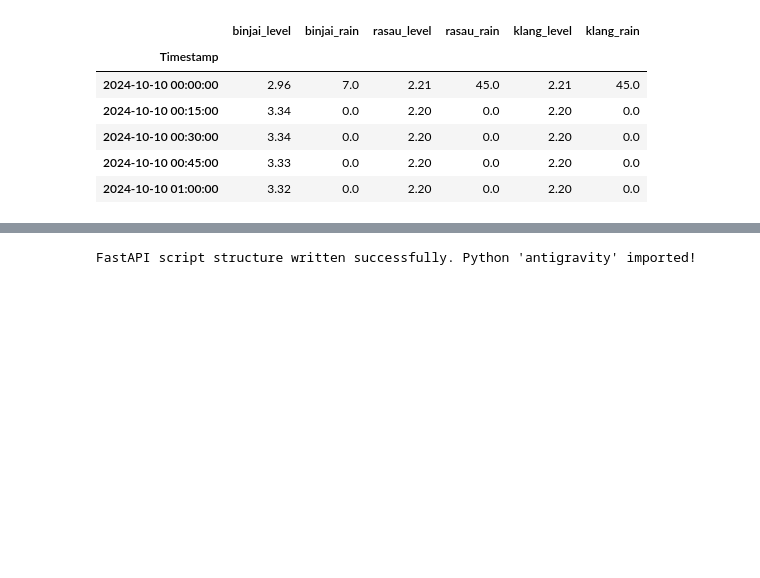
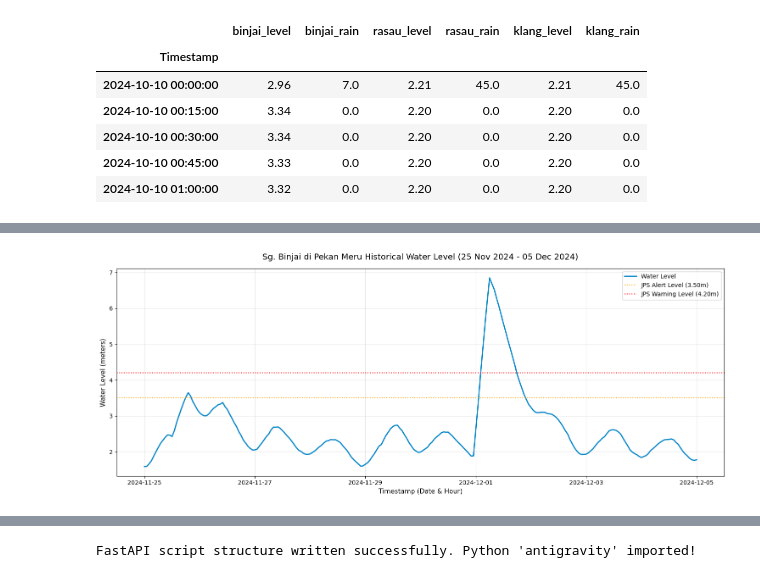
Before and after one commit to 1111-wen/SimeDarby, a Jupyter notebook: colab.ipynb, the cells around one changed output, grey strips where cells are left out. Drawn from its saved outputs; the diff is of its cells as text; code cells hidden in the pictures; blank space fills up the shorter version.

```diff
--- a/colab.ipynb
+++ b/colab.ipynb
@@ -467,0 +779,70 @@ Serialized updated model and features locally.
+# %%
+import os
+import pandas as pd
+import matplotlib.pyplot as plt
+
+def load_data_source():
+    filename = 'Sg.BinjaidiPekanMeru.csv'
+    filepath = None
+    for root, dirs, files_list in os.walk('/content'):
+        if filename in files_list:
+            filepath = os.path.join(root, filename)
+            break
+
+    if filepath and os.path.exists(filepath):
+        print(f"Reading data directly from uploaded file: {filepath}")
+        with open(filepath, 'r', encoding='utf-8', errors='ignore') as f:
+            lines = f.readlines()
+        header_idx = 0
+        for i, line in enumerate(lines):
+            if 'No.' in line or 'Date/Time' in line or 'Time' in line:
+                header_idx = i
+                break
+        df = pd.read_csv(filepath, skiprows=header_idx)
+        df.columns = [c.strip().replace('"', '') for c in df.columns]
+        datetime_cols = [c for c in df.columns if 'Date' in c or 'Time' in c or 'Clock' in c]
+        datetime_col = datetime_cols[0] if datetime_cols else df.columns[1]
+        df['Timestamp'] = pd.to_datetime(df[datetime_col], format='%d/%m/%Y %H:%M', errors='coerce')
+        df.dropna(subset=['Timestamp'], inplace=True)
+        df.set_index('Timestamp', inplace=True)
+        wl_cols = [c for c in df.columns if 'Level' in c or 'WL' in c or 'Water' in c or 'm' in c.lower()]
+        df = df[[wl_cols[-1]]].rename(columns={wl_cols[-1]: 'binjai_level'})
+        df['binjai_level'] = pd.to_numeric(df['binjai_level'], errors='coerce')
+        return df
+
+    global local_df
+    if 'local_df' in globals():
+        print("CSV file missing from workspace path, but recovered from active kernel memory variables!")
+        return local_df
+
+    raise FileNotFoundError("Unable to locate Sg.BinjaidiPekanMeru.csv or local_df. Please upload Sg.BinjaidiPekanMeru.csv to the explorer panel.")
+
+try:
+    df_plot = load_data_source()
+
+    # Slice for the exact target date range requested by user
+    start_date = '2024-11-25 00:00:00'
+    end_date = '2024-12-05 00:00:00'
+
+    sliced_data = df_plot.loc[start_date:end_date]
+
+    print(f"Successfully sliced {len(sliced_data)} telemetry records from {start_date} to {end_date}.")
+
+    plt.figure(figsize=(15, 6))
+    plt.plot(sliced_data.index, sliced_data['binjai_level'], color='#0284c7', linewidth=2, label='Water Level')
+
+    # Official JPS Threshold boundaries for Sg. Binjai di Pekan Meru (3112401)
+    plt.axhline(y=3.50, color='orange', linestyle=':', label='JPS Alert Level (3.50m)')
+    plt.axhline(y=4.20, color='red', linestyle=':', label='JPS Warning Level (4.20m)')
+
+    plt.title('Sg. Binjai di Pekan Meru Historical Water Level (25 Nov 2024 - 05 Dec 2024)', fontsize=14, pad=15)
+    plt.xlabel('Timestamp (Date & Hour)', fontsize=11)
+    plt.ylabel('Water Level (meters)', fontsize=11)
+    plt.grid(True, alpha=0.3)
+    plt.legend(loc='upper right')
+    plt.tight_layout()
+    plt.show()
+except Exception as e:
+    print(f"Failed to plot: {e}")
+    print("Make sure the Sg.BinjaidiPekanMeru.csv file has been uploaded to the /content directory.")
+# %% [output]
@@ -467,0 +851 @@ Serialized updated model and features locally.
+[figure, added]
```
Also changed, not shown: parts of 21 cells of this notebook, 20 other files.
